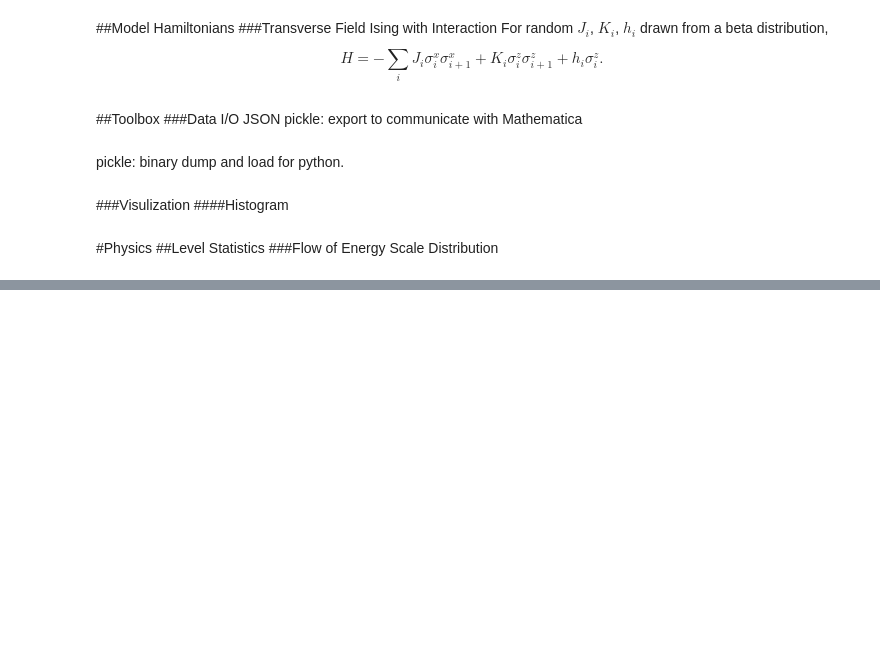
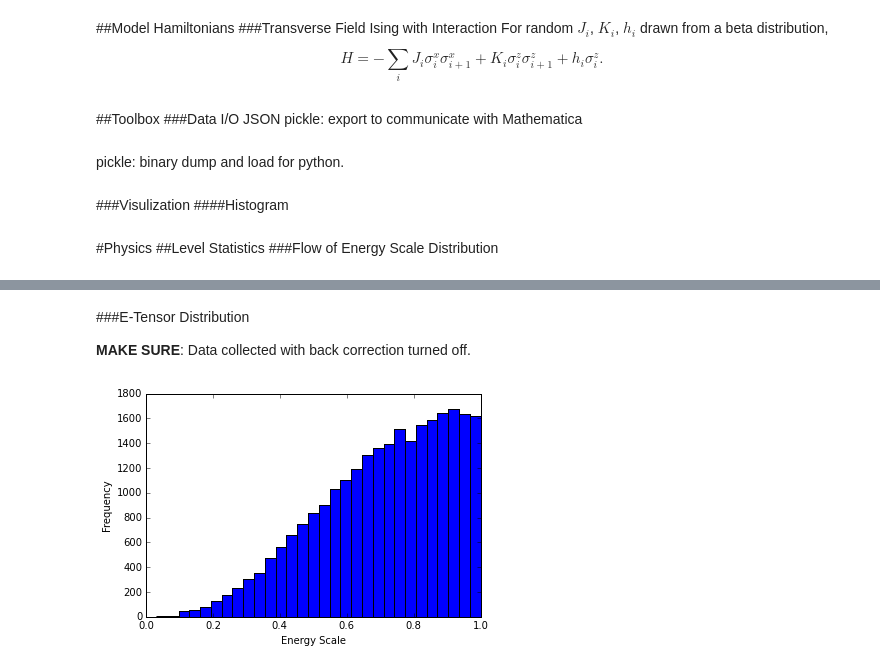
Before and after one commit to EverettYou/SBRG, a Jupyter notebook: SBRG.ipynb, the cells around one changed output, grey strips where cells are left out. Drawn from its saved outputs; the diff is of its cells as text; code cells hidden in the pictures; blank space fills up the shorter version.

```diff
--- a/SBRG.ipynb
+++ b/SBRG.ipynb
@@ -441,0 +434,21 @@ hist_plot([abs(val) for [mat, val] in system.Heff if len(mat) == 4])
+# %% [markdown]
+###E-Tensor Distribution
+
+**MAKE SURE**: Data collected with back correction turned off.
+# %%
+alpha = 1.0
+realization = 200
+ns = list(range(1,11))
+data = {n: [] for n in ns}
+for i in range(realization):
+    model = TFIsing(128, J=0,K=1,h=1,alpha_J=alpha,alpha_K=alpha,alpha_h=alpha)
+    system = SBRG(model)
+    system.max_rate = 3.
+    system.flow()
+    for n in ns:
+        data[n].extend([abs(val) for [mat, val] in system.Heff if len(mat) == n])
+#export('Estat_J0K1h1_a10_on', data)
+# %%
+hist_plot(data[1])
+# %% [output]
+[figure, added]
```
Also changed, not shown: parts of 24 cells of this notebook.
